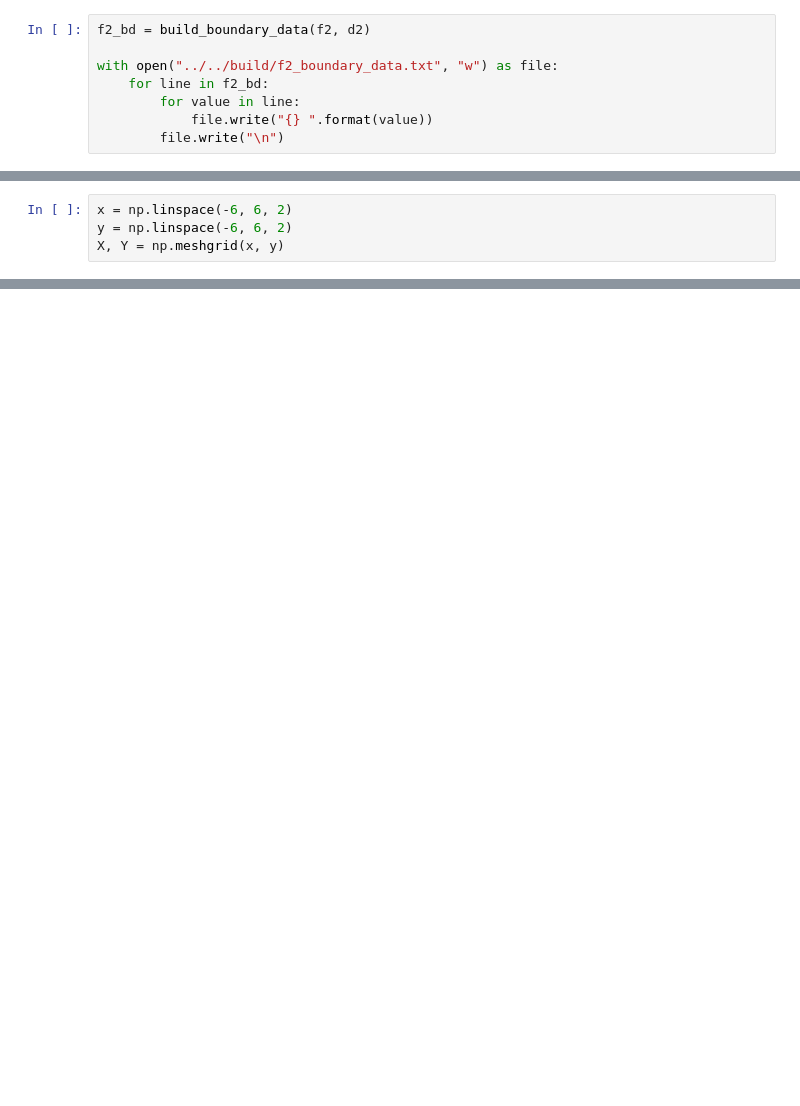
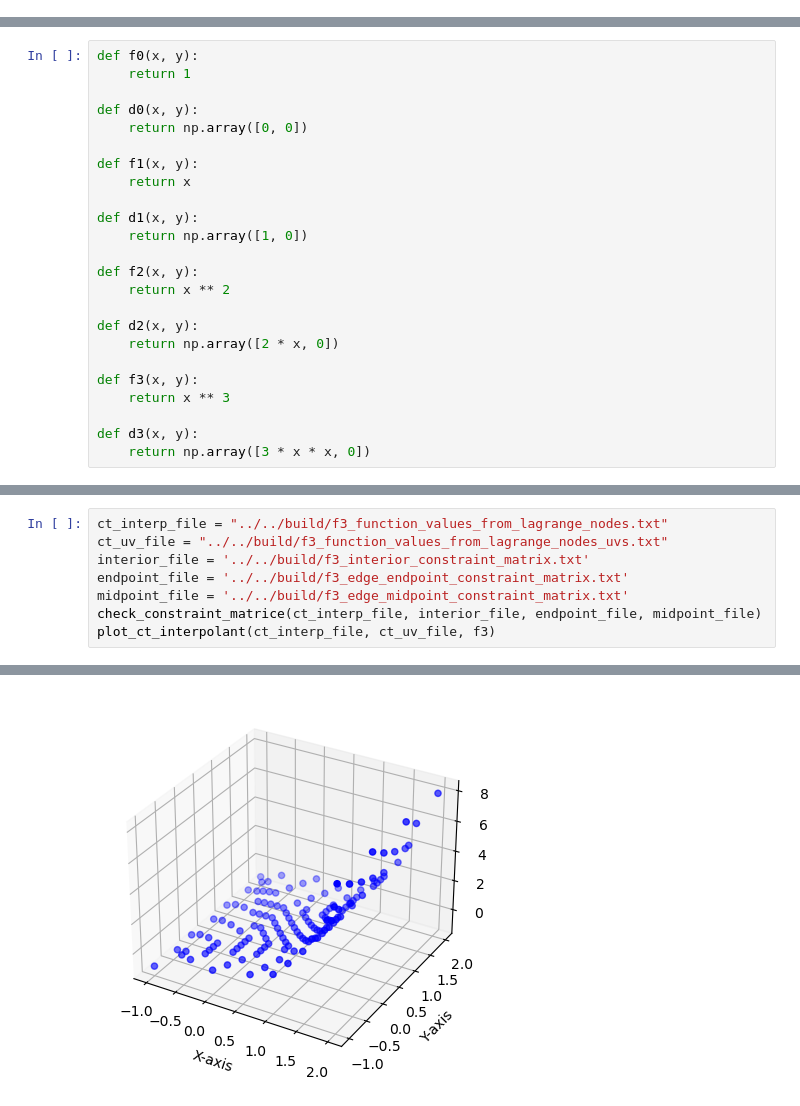
Before and after one commit to JcDai/algebraic-contours, a Jupyter notebook: src/clough_tocher_patches/TestConstraintMatrices.ipynb, the cells around one changed output, grey strips where cells are left out. Cells and saved outputs as stored; diff of their text form; blank space fills up the shorter version.

Commit message:
fix edge constraint

```diff
--- a/src/clough_tocher_patches/TestConstraintMatrices.ipynb
+++ b/src/clough_tocher_patches/TestConstraintMatrices.ipynb
@@ -177,8 +0,0 @@ plt.show()
-# %%
-f2_bd = build_boundary_data(f2, d2)
-
-with open("../../build/f2_boundary_data.txt", "w") as file:
-    for line in f2_bd:
-        for value in line:
-            file.write("{} ".format(value))
-        file.write("\n")
@@ -259,4 +0,0 @@ array([0., 0., 0., 5., 0.])
-# %%
-x = np.linspace(-6, 6, 2)
-y = np.linspace(-6, 6, 2)
-X, Y = np.meshgrid(x, y)
@@ -266,0 +9,24 @@ array([-6.,  6.])
+# %%
+def f0(x, y):
+    return 1
+
+def d0(x, y):
+    return np.array([0, 0])
+
+def f1(x, y):
+    return x
+
+def d1(x, y):
+    return np.array([1, 0])
+
+def f2(x, y):
+    return x ** 2
+
+def d2(x, y):
+    return np.array([2 * x, 0])
+
+def f3(x, y):
+    return x ** 3
+
+def d3(x, y):
+    return np.array([3 * x * x, 0])
@@ -266,0 +307,9 @@ array([-6.,  6.])
+# %%
+ct_interp_file = "../../build/f3_function_values_from_lagrange_nodes.txt"
+ct_uv_file = "../../build/f3_function_values_from_lagrange_nodes_uvs.txt"
+interior_file = '../../build/f3_interior_constraint_matrix.txt'
+endpoint_file = '../../build/f3_edge_endpoint_constraint_matrix.txt'
+midpoint_file = '../../build/f3_edge_midpoint_constraint_matrix.txt'
+check_constraint_matrice(ct_interp_file, interior_file, endpoint_file, midpoint_file)
+plot_ct_interpolant(ct_interp_file, ct_uv_file, f3)
+# %% [output]
@@ -266,0 +328 @@ array([-6.,  6.])
+[figure, added]
```
Also changed, not shown: parts of 36 cells of this notebook, 4 other files.
